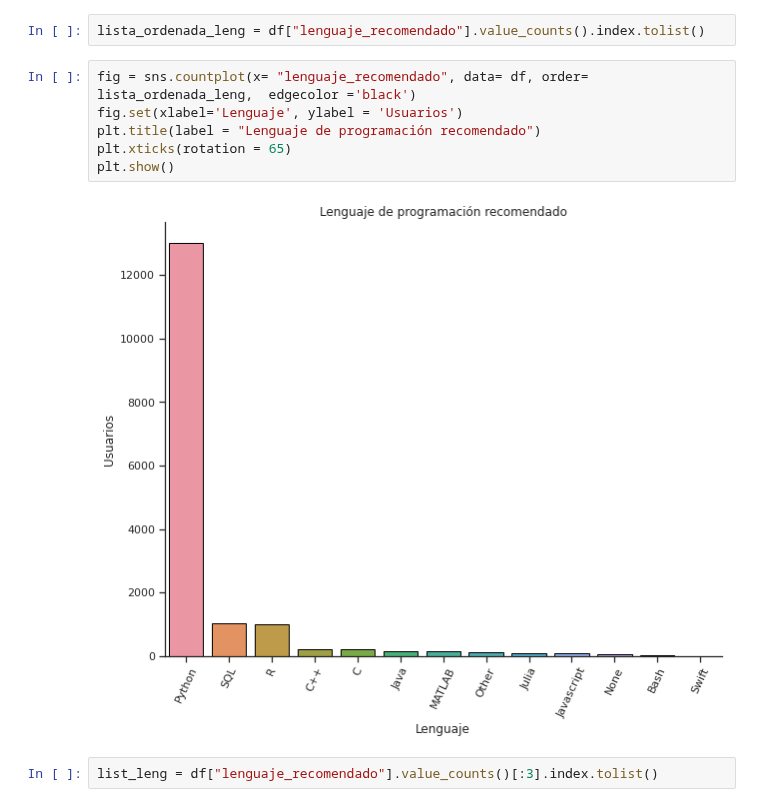
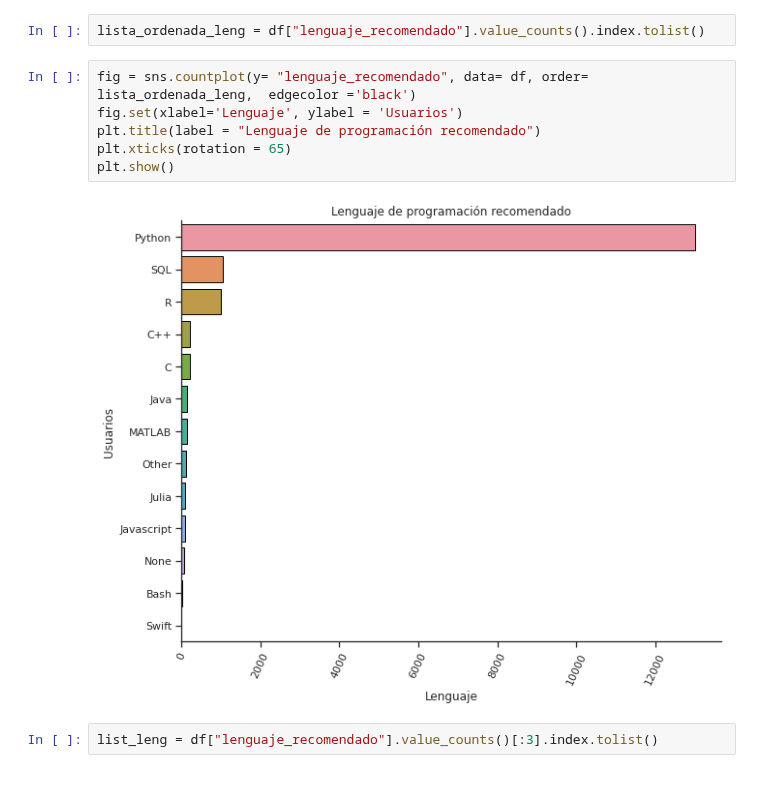
Before and after one commit to paulafuenteg/Kaggle-DS-ML-Survey, a Jupyter notebook: visualizacion.ipynb, the cells around one changed output. Drawn from its saved outputs; the diff is of its cells as text.

```diff
--- a/visualizacion.ipynb
+++ b/visualizacion.ipynb
@@ -247,13 +257,13 @@ plt.show()
 # %%
 lista_ordenada_leng = df["lenguaje_recomendado"].value_counts().index.tolist()
 # %%
-fig = sns.countplot(x= "lenguaje_recomendado", data= df, order= lista_ordenada_leng,  edgecolor ='black')
+fig = sns.countplot(y= "lenguaje_recomendado", data= df, order= lista_ordenada_leng,  edgecolor ='black')
 fig.set(xlabel='Lenguaje', ylabel = 'Usuarios')
 plt.title(label = "Lenguaje de programación recomendado")
 plt.xticks(rotation = 65)
 plt.show()
 # %% [output]
-[figure, old version]
+[figure, new version]
 # %%
 list_leng = df["lenguaje_recomendado"].value_counts()[:3].index.tolist()
 # %%
```
Also changed, not shown: parts of 33 cells of this notebook.
